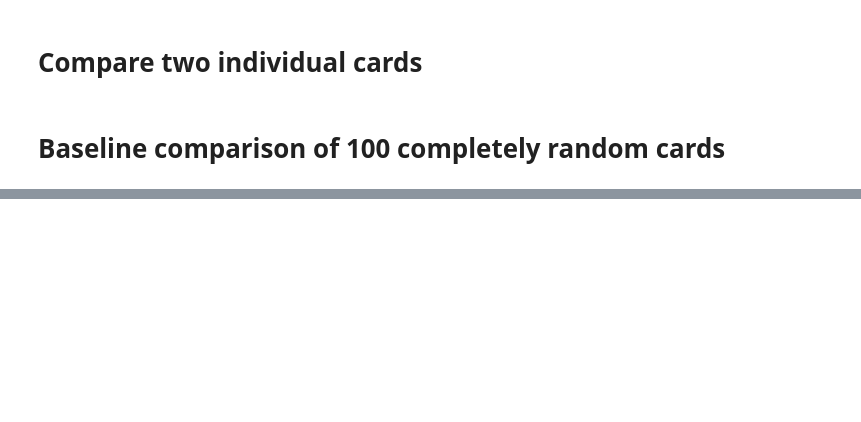
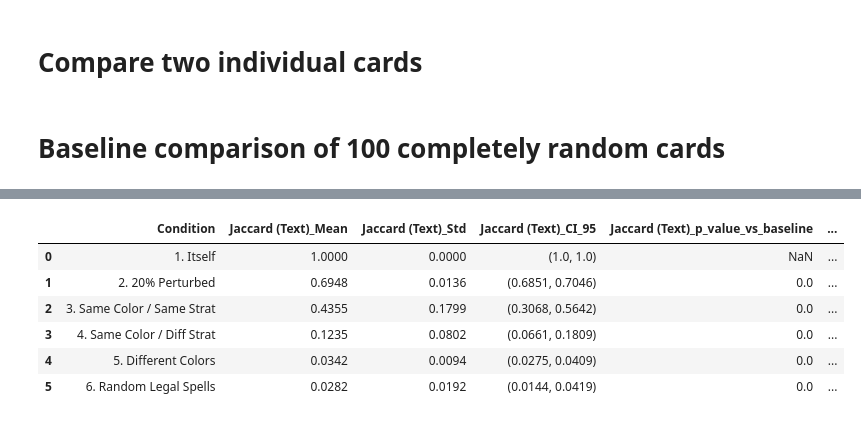
Before and after one commit to Lenfried/edh-sbm, a Jupyter notebook: edhAutobuilder.ipynb, the cells around one changed output, grey strips where cells are left out. Drawn from its saved outputs; the diff is of its cells as text; code cells hidden in the pictures; blank space fills up the shorter version.

```diff
--- a/edhAutobuilder.ipynb
+++ b/edhAutobuilder.ipynb
@@ -1366,7 +1405,7 @@ drive.mount('/content/drive')
 # Define path to the file in Drive
 # Assumes the file is in 'MTGCISE' folder in MyDrive
 # Correcting the file name to the one generated by the feature engineering step
-csv_path = '/content/drive/MyDrive/MTGCISE/model_ready_card_vectors.csv'
+csv_path = os.path.join('/content/drive/MyDrive/MTGCISE', MODEL_READY_CSV)
 
 if os.path.exists(csv_path):
     df = pd.read_csv(csv_path)
@@ -1376,7 +1415,7 @@ else:
     df = pd.DataFrame() # Create empty DF to prevent subsequent errors
 
 edh = EDHRec()
-model = SentenceTransformer('all-mpnet-base-v2') # Start with this one
+model = SentenceTransformer(EMBEDDING_MODEL_NAME) # Start with this one
 
 def clean_card_name(name):
     """
@@ -4258,24 +4312,25 @@ else:
     print("Please ensure 'df' and 'embeddings' are loaded in the kernel.")
 # %%
 import pandas as pd
+import numpy as np
+import scipy.stats as stats
 import os
 
-def summarize_cross_commander_metrics(csv_path='similarity_comparison.csv', output_path='cross_commander_summary.csv'):
+def summarize_cross_commander_metrics(csv_path='/content/drive/MyDrive/MTGCISE/similarity_comparison.csv', output_path='/content/drive/MyDrive/MTGCISE/cross_commander_summary.csv'):
     """
-    Reads the similarity comparison results across multiple commanders,
-    cleans the condition labels, and calculates the overall Average and Standard Deviation
-    for each condition and metric.
+    Reads the similarity comparison results, cleans the condition labels,
+    and calculates the overall Average, Standard Deviation, 95% Confidence Intervals,
+    statistical significance (p-values vs '1. Itself' baseline), and Cohen's d effect sizes.
     """
     if not os.path.exists(csv_path):
         print(f"Error: File '{csv_path}' not found.")
         return None
 
     # Load the data
-    df = pd.read_csv(csv_path)
+    df_raw_sim = pd.read_csv(csv_path)
 
     # Filter out the individual "(Std Dev)" rows from the perturbed calculations
-    # so they don't interfere with our cross-commander averages
-    df = df[~df['Comparison'].str.contains(r'\(Std Dev\)', na=False)].copy()
+    df_filtered = df_raw_sim[~df_raw_sim['Comparison'].str.contains(r'\(Std Dev\)', na=False)].copy()
 
     # Map the specific comparison string to a general condition category
     def categorize_condition(comp_str):
@@ -4287,28 +4342,72 @@ def summarize_cross_commander_metrics(csv_path='similarity_comparison.csv', outp
         if '6. Random Legal Spells' in comp_str: return '6. Random Legal Spells'
         return 'Other'
 
-    df['Condition'] = df['Comparison'].apply(categorize_condition)
+    df_filtered['Condition'] = df_filtered['Comparison'].apply(categorize_condition)
 
-    # Define the metrics we want to summarize
+    # Define the metrics we want to analyze
     metrics = [
         'Jaccard (Text)', 'Jaccard (Name)', 'Pairwise Cosine',
         'Symmetric Best-Match', 'EDHRec Synergy'
     ]
 
-    # Group by the clean condition category and calculate mean and std
-    summary_df = df.groupby('Condition')[metrics].agg(['mean', 'std']).reset_index()
+    # Group by clean condition category and calculate fundamental stats
+    grouped = df_filtered.groupby('Condition')
 
-    # Flatten the MultiIndex columns for readability
-    summary_df.columns = ['Condition'] + [f"{metric}_{stat.capitalize()}" for metric in metrics for stat in ['mean', 'std']]
+    summary_rows = []
+    baseline_data = df_filtered[df_filtered['Condition'] == '1. Itself']
+
+    for cond, group in grouped:
+        row_data = {'Condition': cond}
+        for metric in metrics:
+            if metric not in group.columns:
+                continue
+            vals = group[metric].dropna().to_numpy()
+            n = len(vals)
+            mean = np.mean(vals) if n > 0 else np.nan
+            std = np.std(vals, ddof=1) if n > 1 else 0.0
+
+            # Calculate 95% Confidence Interval
+            if n > 1 and std > 0:
+                sem = stats.sem(vals)
+                ci_bound = stats.t.ppf(0.975, df=n-1) * sem
+                ci_lower = mean - ci_bound
+                ci_upper = mean + ci_bound
+            else:
+                ci_lower, ci_upper = mean, mean
+
+            row_data[f"{metric}_Mean"] = mean
+            row_data[f"{metric}_Std"] = std
+            row_data[f"{metric}_CI_95"] = (round(ci_lower, 4), round(ci_upper, 4))
+
+            # Significance test & Effect Size (vs '1. Itself' baseline)
+            base_vals = baseline_data[metric].dropna().to_numpy() if not baseline_data.empty and metric in baseline_data.columns else np.array([])
+            if cond != '1. Itself' and len(vals) > 1 and len(base_vals) > 1:
+                # T-test for independent samples
+                stat, p_val = stats.ttest_ind(vals, base_vals, equal_var=False)
+                # Cohen's d effect size calculation
+                pooled_std = np.sqrt(((len(vals) - 1) * (std**2) + (len(base_vals) - 1) * (np.std(base_vals, ddof=1)**2)) / (len(vals) + len(base_vals) - 2))
+                cohen_d = (mean - np.mean(base_vals)) / pooled_std if pooled_std > 0 else 0.0
+            else:
+                p_val = np.nan
+                cohen_d = 0.0
+
+            row_data[f"{metric}_p_value_vs_baseline"] = p_val
+            row_data[f"{metric}_cohens_d"] = cohen_d
+
+        summary_rows.append(row_data)
+
+    summary_df = pd.DataFrame(summary_rows)
 
     # Display and Save
-    print(f"--- Cross-Commander Summary ({len(df)} total runs processed) ---")
+    print(f"--- Cross-Commander Summary ({len(df_filtered)} total runs processed) ---")
+    pd.set_option('display.max_columns', None)
     display(summary_df.round(4))
 
     summary_df.to_csv(output_path, index=False)
-    print(f"Saved summary to '{output_path}'")
+    print(f"Saved comprehensive statistical summary to '{output_path}'")
 
     return summary_df
 
 # Run the summary function
 aggregate_summary = summarize_cross_commander_metrics()
+# %% [output]
@@ -4314,0 +4415,7 @@ aggregate_summary = summarize_cross_commander_metrics()
+|  | Condition | Jaccard (Text)_Mean | Jaccard (Text)_Std | Jaccard (Text)_CI_95 | Jaccard (Text)_p_value_vs_baseline | ... |
+| 0 | 1. Itself | 1.0000 | 0.0000 | (1.0, 1.0) | NaN | ... |
+| 1 | 2. 20% Perturbed | 0.6948 | 0.0136 | (0.6851, 0.7046) | 0.0 | ... |
+| 2 | 3. Same Color / Same Strat | 0.4355 | 0.1799 | (0.3068, 0.5642) | 0.0 | ... |
+| 3 | 4. Same Color / Diff Strat | 0.1235 | 0.0802 | (0.0661, 0.1809) | 0.0 | ... |
+| 4 | 5. Different Colors | 0.0342 | 0.0094 | (0.0275, 0.0409) | 0.0 | ... |
+| 5 | 6. Random Legal Spells | 0.0282 | 0.0192 | (0.0144, 0.0419) | 0.0 | ... |
```
Also changed, not shown: parts of 17 cells of this notebook.
